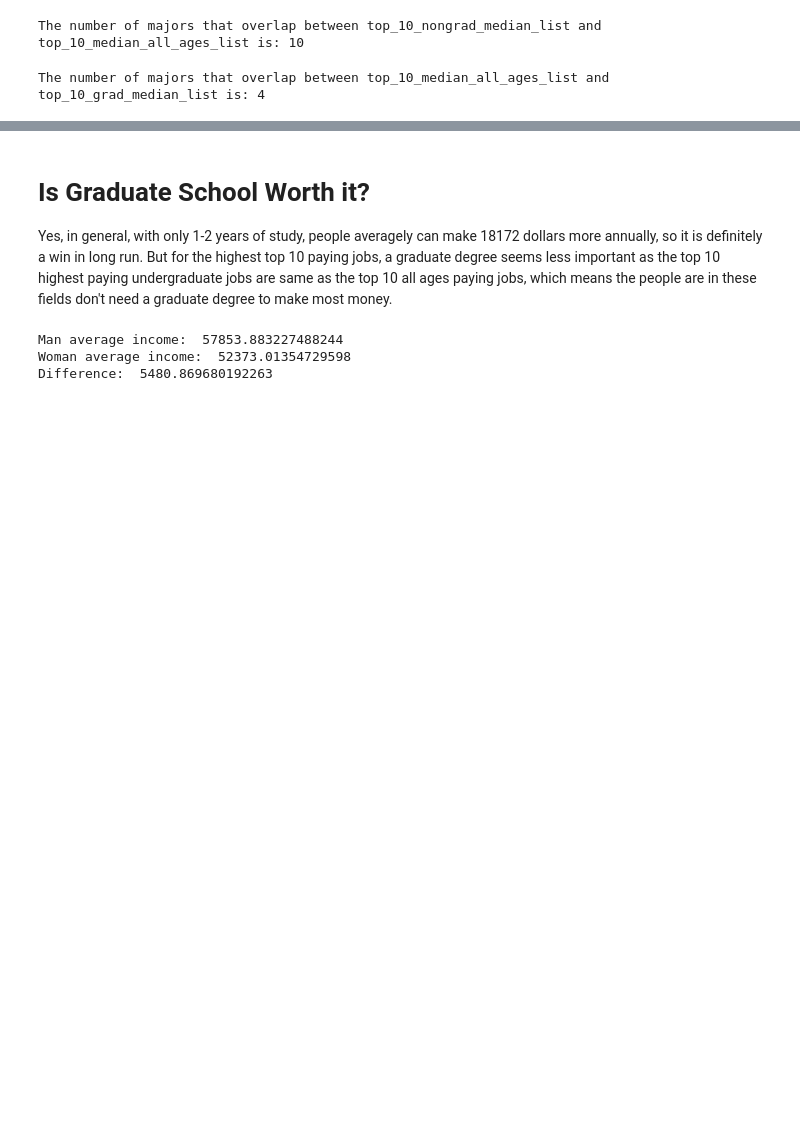
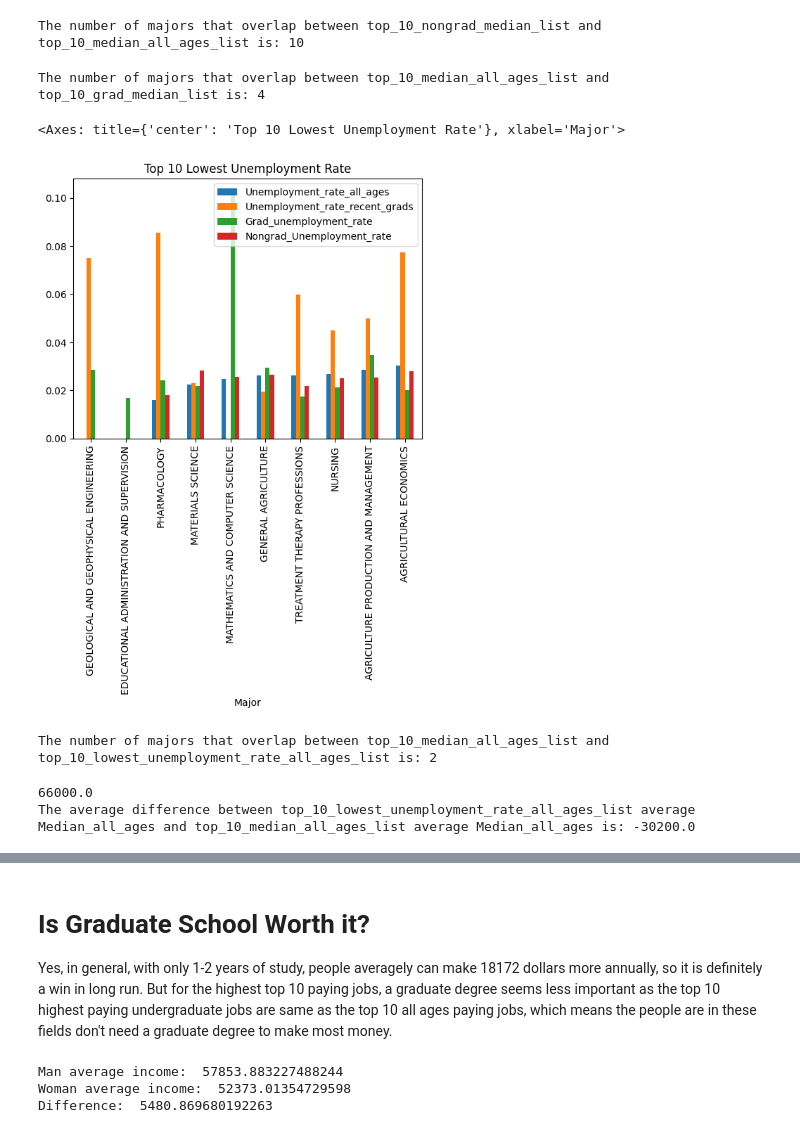
Before and after one commit to Li-Haowei/Grads-Revenue-Research, a Jupyter notebook: main.ipynb, the cells around one changed output, grey strips where cells are left out. Drawn from its saved outputs; the diff is of its cells as text; code cells hidden in the pictures; blank space fills up the shorter version.

Commit message:
added unemployment

```diff
--- a/main.ipynb
+++ b/main.ipynb
@@ -134,3 +134,33 @@ for major in top_10_median_all_ages_list:
 print("The number of majors that overlap between top_10_median_all_ages_list and top_10_grad_median_list is: " + str(counter))
 # %% [output]
 The number of majors that overlap between top_10_median_all_ages_list and top_10_grad_median_list is: 4
+# %%
+# top 10 lowest Unemployment_rate_all_ages
+top_10_lowest_unemployment_rate_all_ages = new_df.sort_values("Unemployment_rate_all_ages", ascending=True).head(10)
+# store the top 10 majors in a list
+top_10_lowest_unemployment_rate_all_ages_list = top_10_lowest_unemployment_rate_all_ages["Major"].tolist()
+# display top 10 majors with the lowest Unemployment_rate_all_ages and Unemployment_rate_recent_grads in a bar chart
+top_10_lowest_unemployment_rate_all_ages.plot.bar(x="Major", y=["Unemployment_rate_all_ages", "Unemployment_rate_recent_grads", "Grad_unemployment_rate", "Nongrad_Unemployment_rate"], title="Top 10 Lowest Unemployment Rate", legend=True)
+# %% [output]
+<Axes: title={'center': 'Top 10 Lowest Unemployment Rate'}, xlabel='Major'>
+[figure, added]
+# %%
+# top_10_median_all_ages_list and top_10_lowest_unemployment_rate_all_ages_list overlap
+counter = 0
+for major in top_10_median_all_ages_list:
+    if major in top_10_lowest_unemployment_rate_all_ages_list:
+        counter += 1
+print("The number of majors that overlap between top_10_median_all_ages_list and top_10_lowest_unemployment_rate_all_ages_list is: " + str(counter))
+# %% [output]
+The number of majors that overlap between top_10_median_all_ages_list and top_10_lowest_unemployment_rate_all_ages_list is: 2
+# %%
+# top_10_lowest_unemployment_rate_all_ages_list average Median_all_ages
+top_10_lowest_unemployment_rate_all_ages_median_all_ages = top_10_lowest_unemployment_rate_all_ages["Median_all_ages"].mean().round(2)
+# top_10_median_all_ages_list average Median_all_ages
+top_10_median_all_ages_median_all_ages = top_10_median_all_ages["Median_all_ages"].mean().round(2)
+print(top_10_lowest_unemployment_rate_all_ages_median_all_ages)
+# display the average difference between top_10_lowest_unemployment_rate_all_ages_list average Median_all_ages and top_10_median_all_ages_list average Median_all_ages
+print("The average difference between top_10_lowest_unemployment_rate_all_ages_list average Median_all_ages and top_10_median_all_ages_list average Median_all_ages is: " + str(top_10_lowest_unemployment_rate_all_ages_median_all_ages - top_10_median_all_ages_median_all_ages))
+# %% [output]
+66000.0
+The average difference between top_10_lowest_unemployment_rate_all_ages_list average Median_all_ages and top_10_median_all_ages_list average Median_all_ages is: -30200.0
```
Also changed, not shown: parts of 3 cells of this notebook.
